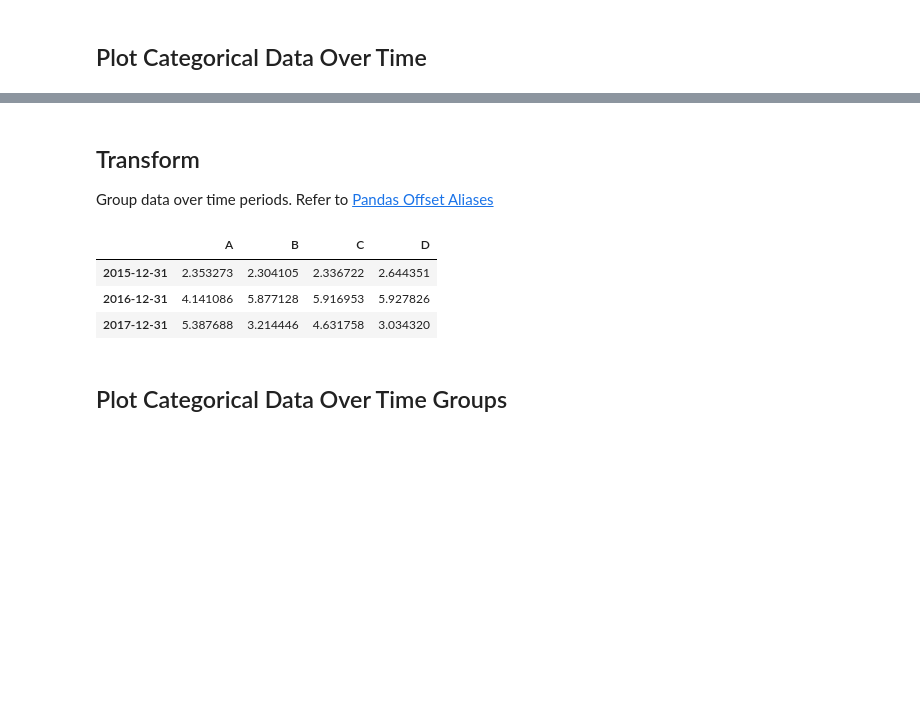
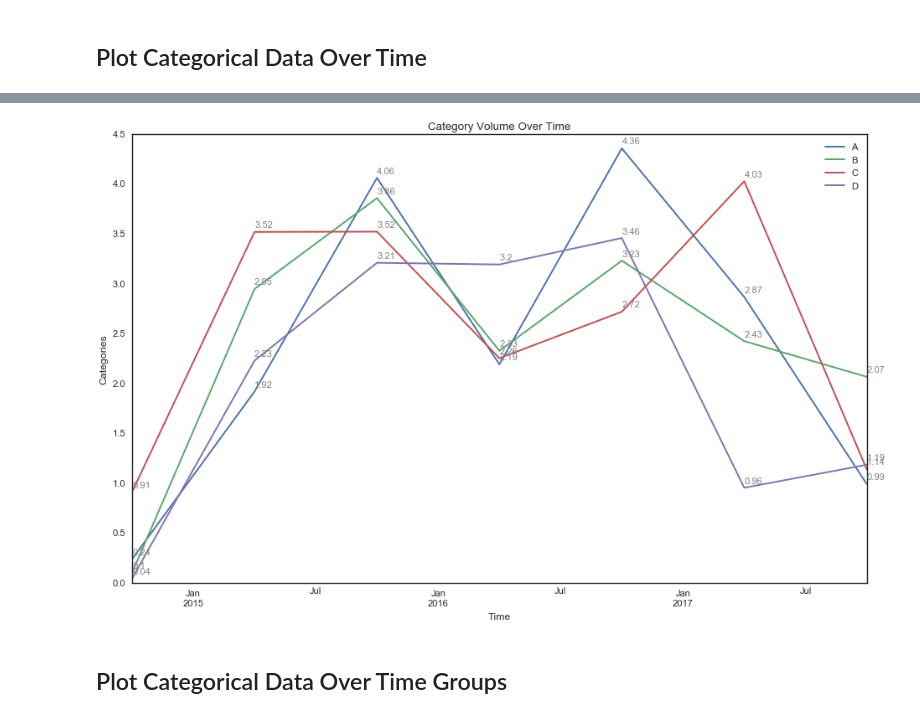
Before and after one commit to knanne/knanne.github.io, a Jupyter notebook: notebooks/pandas_visualization.ipynb, the cells around one changed output, grey strips where cells are left out. Saved outputs shown, nothing was run; the diff lists cells and outputs as text; code cells hidden in the pictures; blank space fills up the shorter version.

```diff
--- a/notebooks/pandas_visualization.ipynb
+++ b/notebooks/pandas_visualization.ipynb
@@ -25,3 +29,6 @@ Call `plt.style.available` to show options, then set the style of choice.
 # %%
 plt.style.use('seaborn-white')
+# %%
+mpl.rc('figure')
+mpl.rc('savefig', transparent=True, dpi=700, bbox='tight', pad_inches=.05, format='svg')
 # %% [markdown]
@@ -46,12 +94,18 @@ df.head()
 # %%
 fig, ax = plt.subplots(figsize=(12,8))
 
-df.plot(ax=ax)
+dfM.plot(ax=ax)
 
 ax.set(ylabel='Categories', xlabel='Time', title='Category Volume Over Time')
+
+for series in dfM.columns:
+    for x,y in zip(dfM.index, dfM[series]):
+        ax.annotate(str(round(y,2)),
+                    xy=(x,y+(.01*dfM.values.max())),
+                    fontsize=10, color='grey')
 
 fig.tight_layout(pad=2)
 fig.show()
 
-fig.savefig('category_volume_over_time.png', transparent=True, dpi=300, bbox_inches='tight')
+fig.savefig('category_volume_over_time')
 # %% [output]
@@ -60,4 +112 @@ fig.savefig('category_volume_over_time.png', transparent=True, dpi=300, bbox_inc
+[figure, added]
-# %% [markdown]
-## Transform
-
-Group data over time periods. Refer to [Pandas Offset Aliases](http://pandas.pydata.org/pandas-docs/stable/timeseries.html#offset-aliases)
@@ -66,10 +113,3 @@ df = df.groupby(pd.TimeGrouper('1A')).sum()
-# %%
-df.head()
-# %% [output]
-|  | A | B | C | D |
-| 2015-12-31 | 2.353273 | 2.304105 | 2.336722 | 2.644351 |
-| 2016-12-31 | 4.141086 | 5.877128 | 5.916953 | 5.927826 |
-| 2017-12-31 | 5.387688 | 3.214446 | 4.631758 | 3.034320 |
 # %% [markdown]
 ## Plot Categorical Data Over Time Groups
 # %%
```
Also changed, not shown: parts of 22 cells of this notebook, 8 other files.
